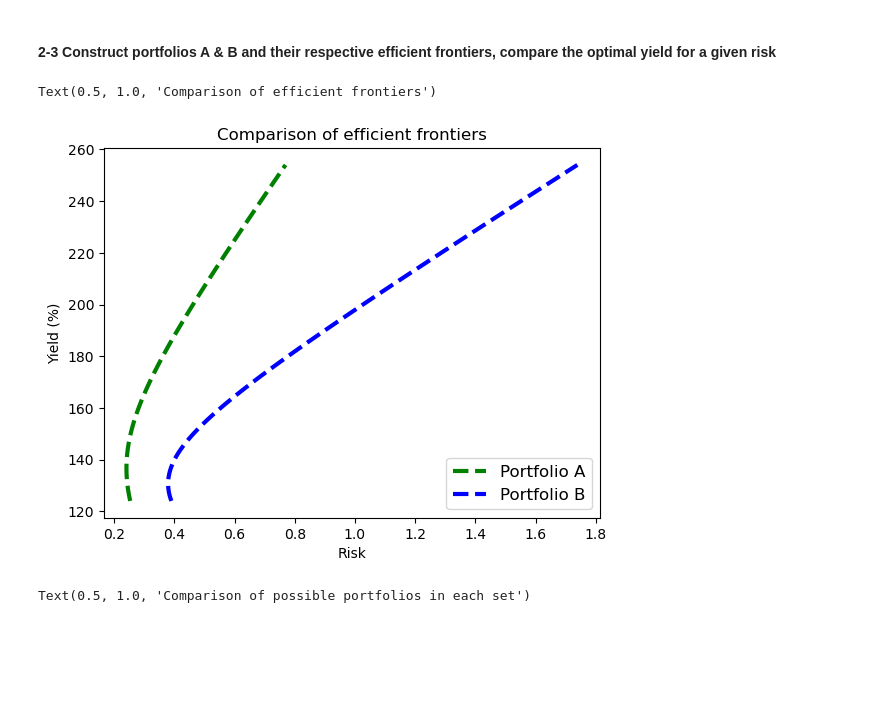
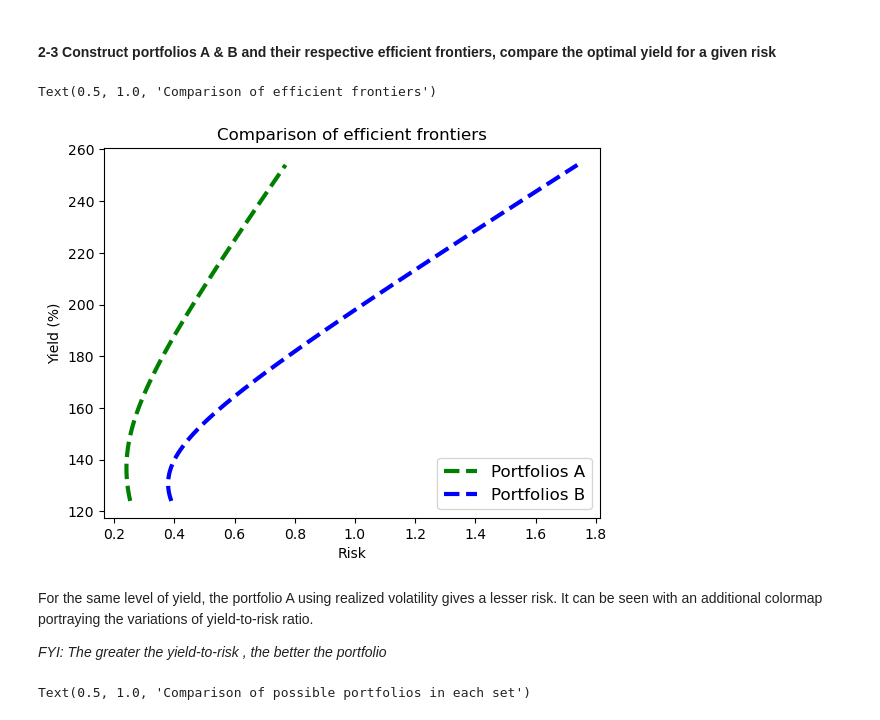
Before and after one commit to edgarkp/MarkovitzCritics, a Jupyter notebook: markovitzcritics.ipynb, the cells around one changed output. Drawn from its saved outputs; the diff is of its cells as text; code cells hidden in the pictures; blank space fills up the shorter version.

```diff
--- a/markovitzcritics.ipynb
+++ b/markovitzcritics.ipynb
@@ -254,12 +258,12 @@ def create_possible_portfolios(num_ports, isStdRisk = False) :
     np.random.seed(101)
 
     # Initialisation
-    all_weights = np.zeros((num_ports,len(log_ret.columns)))
+    all_weights = np.zeros((num_ports,len(log_yield.columns)))
     yield_arr = np.zeros(num_ports)
     risk_arr = np.zeros(num_ports)
 
     for ind in range(num_ports) :
-        weights = np.array(np.random.random(len(log_ret.columns)))
+        weights = np.array(np.random.random(len(log_yield.columns)))
         weights = weights/np.sum(weights) # Creation of random weights
 
         # Saving the weights
@@ -355,23 +361,27 @@ efficient_frontier_B = efficient_frontier_lines(yield_arr = portfolio_B[0],
 # %%
 # plot the efficient frontier
 
 frontier_volatility_A = efficient_frontier_A[1]
 frontier_return_A = efficient_frontier_A[0]
 
 frontier_volatility_B = efficient_frontier_B[1]
 frontier_return_B = efficient_frontier_B[0]
 
 plt.plot(frontier_volatility_A,100*frontier_return_A,'g--',linewidth=3)
 plt.plot(frontier_volatility_B,100*frontier_return_B,'b--',linewidth=3)
 
 plt.xlabel('Risk')
 plt.ylabel('Yield (%)')
 
-plt.legend(labels = ['Portfolio A', 'Portfolio B'], fontsize = 12)
+plt.legend(labels = ['Portfolios A', 'Portfolios B'], fontsize = 12)
 plt.title('Comparison of efficient frontiers')
 # %% [output]
 Text(0.5, 1.0, 'Comparison of efficient frontiers')
-[figure, old version]
+[figure, new version]
+# %% [markdown]
+For the same level of yield, the portfolio A using realized volatility gives a lesser risk. It can be seen with an additional colormap portraying the variations of yield-to-risk ratio.
+
+*FYI: The greater the yield-to-risk , the better the portfolio*
 # %%
 # Confirm the results with the set of portfolios - portfolio A
 yield_arr_A = portfolio_A[0]
```
Also changed, not shown: parts of 6 cells of this notebook, 2 other files.
